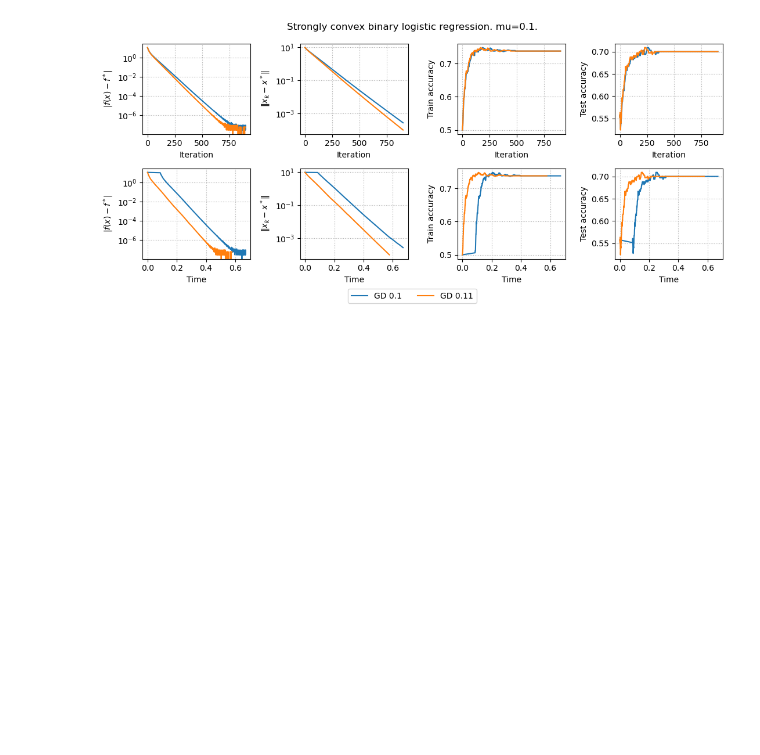
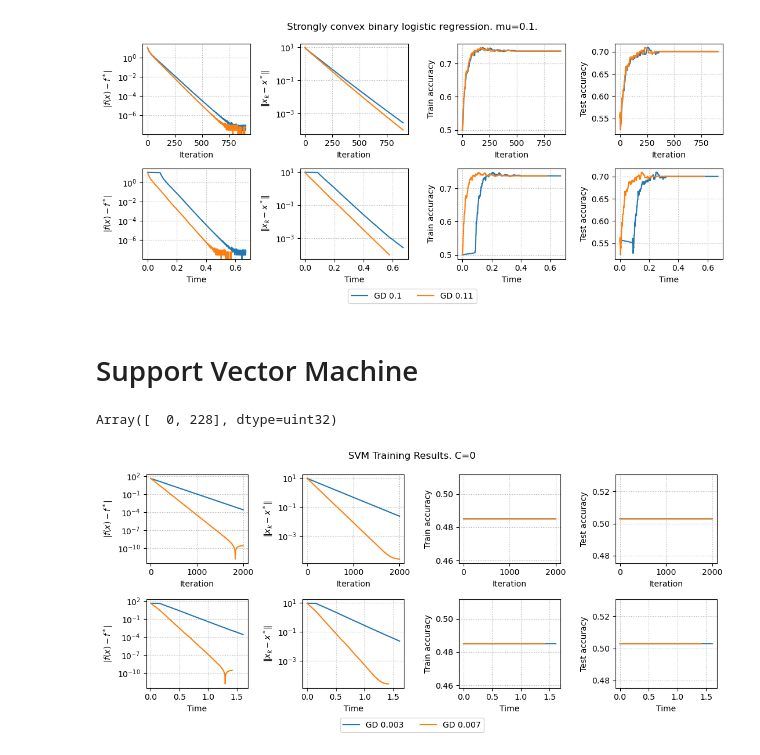
Before and after one commit to marshmanny/hse25, a Jupyter notebook: notebooks/s4_benchmarx_convex.ipynb, the cells around one changed output. Saved outputs shown, nothing was run; the diff lists cells and outputs as text; code cells hidden in the pictures; blank space fills up the shorter version.

Commit message:
added SVM slide to 4th seminar, added experiment code to the notebook

```diff
--- a/notebooks/s4_benchmarx_logreg.ipynb
+++ b/notebooks/s4_benchmarx_convex.ipynb
@@ -243,3 +245,28 @@ results, params = run_experiments(params)
 plot_results(results, params)
 # %% [output]
 [figure]
+# %% [markdown]
+# Support Vector Machine
+# %%
+import numpy as np
+import matplotlib.pyplot as plt
+import cvxpy as cp
+import jax
+from jax import numpy as jnp, grad
+from scipy.optimize import minimize_scalar
+import jax.numpy as jnp
+from jax import grad, jit, hessian
+from sklearn.model_selection import train_test_split
+from sklearn.preprocessing import StandardScaler
+import time
+from ucimlrepo import fetch_ucirepo
+from optax.losses import safe_softmax_cross_entropy as cros_entr
+from sklearn.preprocessing import StandardScaler
+from scipy.optimize import minimize_scalar
+import sklearn.datasets as skldata
+
+# Set a random seed for reproducibility
+np.random.seed(228)
+jax.random.PRNGKey(228)
+# %% [output]
+Array([  0, 228], dtype=uint32)
@@ -245,0 +443,23 @@ plot_results(results, params)
+# %%
+params = {
+    "C": 0,
+    "m": 1000,
+    "n": 100,
+    "methods": [
+        {
+            "method": "GD",
+            "learning_rate": 3e-3,
+            "iterations": 2000,
+        },
+        {
+            "method": "GD",
+            "learning_rate": 7e-3,
+            "iterations": 2000,
+        },
+    ]
+}
+
+results, params = run_experiments_svm(params)
+plot_results_svm(results, params)
+# %% [output]
+[figure, added]
```
Also changed, not shown: parts of 4 cells of this notebook, 3 other files.
